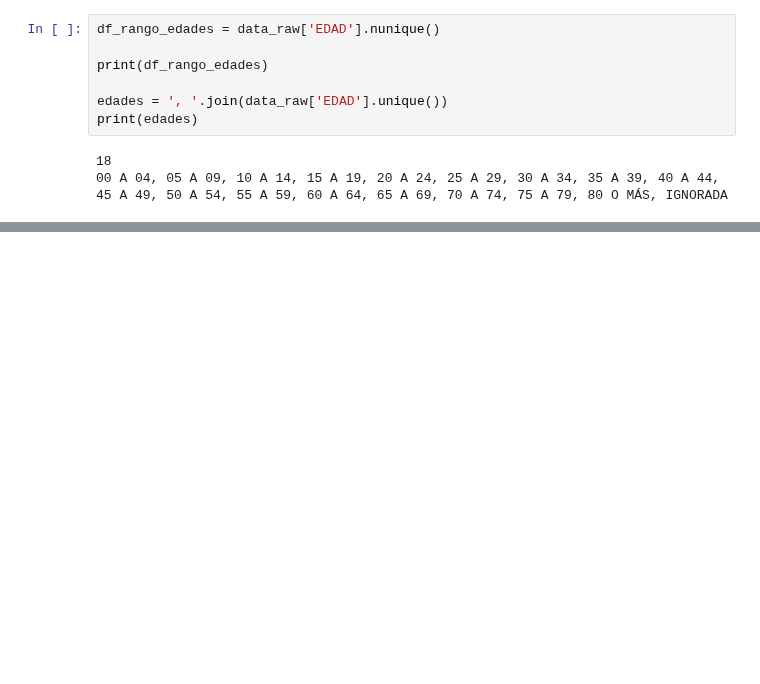
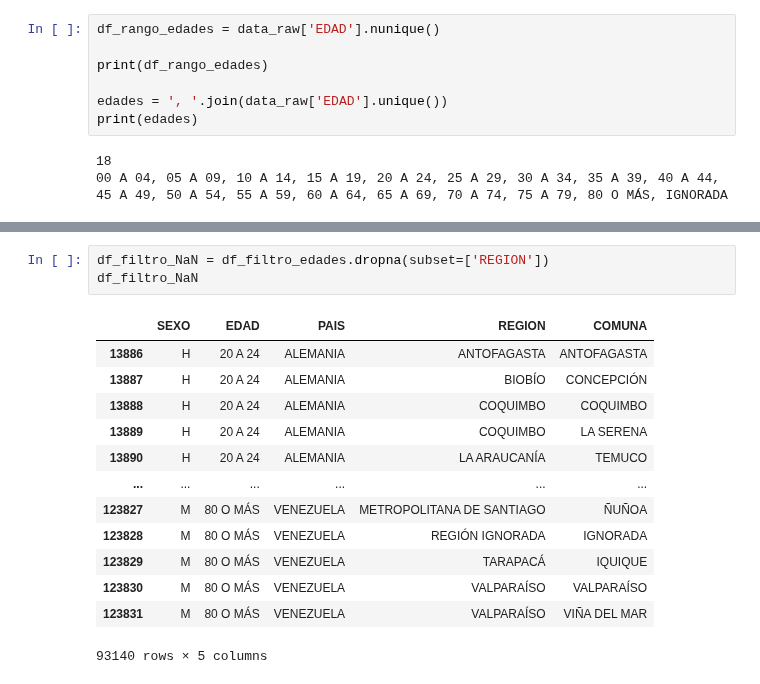
Before and after one commit to diegomacaya/proyecto_DataScience_DMS, a Jupyter notebook: src/explore.ipynb, the cells around one changed output, grey strips where cells are left out. Saved outputs shown, nothing was run; the diff lists cells and outputs as text; blank space fills up the shorter version.

```diff
--- a/src/explore.ipynb
+++ b/src/explore.ipynb
@@ -118,0 +115,17 @@ df_filtro_edades
+# %%
+df_filtro_NaN = df_filtro_edades.dropna(subset=['REGION'])
+df_filtro_NaN
+# %% [output]
+|  | SEXO | EDAD | PAIS | REGION | COMUNA |
+| 13886 | H | 20 A 24 | ALEMANIA | ANTOFAGASTA | ANTOFAGASTA |
+| 13887 | H | 20 A 24 | ALEMANIA | BIOBÍO | CONCEPCIÓN |
+| 13888 | H | 20 A 24 | ALEMANIA | COQUIMBO | COQUIMBO |
+| 13889 | H | 20 A 24 | ALEMANIA | COQUIMBO | LA SERENA |
+| 13890 | H | 20 A 24 | ALEMANIA | LA ARAUCANÍA | TEMUCO |
+| ... | ... | ... | ... | ... | ... |
+| 123827 | M | 80 O MÁS | VENEZUELA | METROPOLITANA DE SANTIAGO | ÑUÑOA |
+| 123828 | M | 80 O MÁS | VENEZUELA | REGIÓN IGNORADA | IGNORADA |
+| 123829 | M | 80 O MÁS | VENEZUELA | TARAPACÁ | IQUIQUE |
+| 123830 | M | 80 O MÁS | VENEZUELA | VALPARAÍSO | VALPARAÍSO |
+| 123831 | M | 80 O MÁS | VENEZUELA | VALPARAÍSO | VIÑA DEL MAR |
+93140 rows × 5 columns
```
Also changed, not shown: parts of 8 cells of this notebook.
